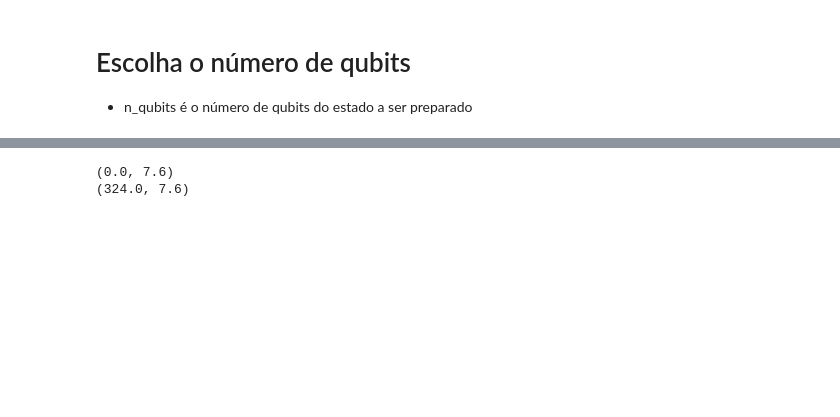
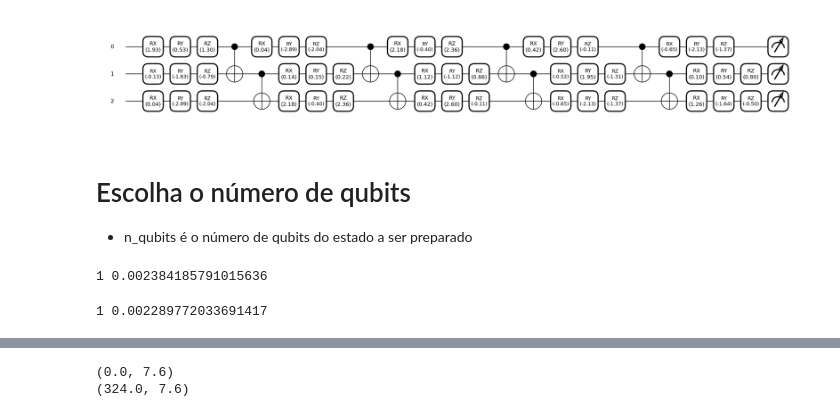
Before and after one commit to SchultzVV/Qiskit, a Jupyter notebook: vqa_circuit.ipynb, the cells around one changed output, grey strips where cells are left out. Cells and saved outputs as stored; diff of their text form; code cells hidden in the pictures; blank space fills up the shorter version.

```diff
--- a/vqa_circuit.ipynb
+++ b/vqa_circuit.ipynb
@@ -10,3 +18,52 @@ from tools import *
+# %%
+def vqa(n_qubits):
+    #n_qubits = 1
+    depht = n_qubits+1
+    n = 3*n_qubits*(1+depht)
+    params = random_params(n)
+    device = get_device(n_qubits)
+    @qml.qnode(device, interface="torch")
+    def circuit(params, M=None):
+        w = []
+        aux = 0
+        for j in range(n_qubits):
+            qml.RX(params[j+aux], wires=j)
+            qml.RY(params[j+1+aux], wires=j)
+            qml.RZ(params[j+2+aux], wires=j)
+            w.append(j)
+            aux+=2
+        if n_qubits == 1:
+            for z in range(1,depht):
+                qml.RX(params[j+aux], wires=j)
+                qml.RY(params[j+1+aux], wires=j)
+                qml.RZ(params[j+2+aux], wires=j)
+                aux+=2
+            return qml.expval(qml.Hermitian(M, wires=w))
+        for z in range(depht):
+            for i in range(n_qubits-1):
+                qml.CNOT(wires=[i,i+1])
+            for j in range(n_qubits):
+                qml.RX(params[j+aux], wires=j)
+                qml.RY(params[j+1+aux], wires=j)
+                qml.RZ(params[j+2+aux], wires=j)
+                aux+=2
+        return qml.expval(qml.Hermitian(M, wires=w))
+    return circuit, params
+n_qubits = 3
+circuit, params = vqa(n_qubits)
+target_vector, target_op = init_state_rsvg(n_qubits)
+fig, ax = qml.draw_mpl(circuit, decimals=2)(params, target_op)
+plt.show()
+# %% [output]
+[figure, added]
 # %% [markdown]
 # Escolha o número de qubits
 * n_qubits é o número de qubits do estado a ser preparado
+# %%
+best_params, f = train(2, circuit, params, target_op)
+# %% [output]
+1 0.002384185791015636
+# %%
+best_params, f = train(2, circuit, params, target_op)
+# %% [output]
+1 0.002289772033691417
```
Also changed, not shown: parts of 12 cells of this notebook, 1 other file.
